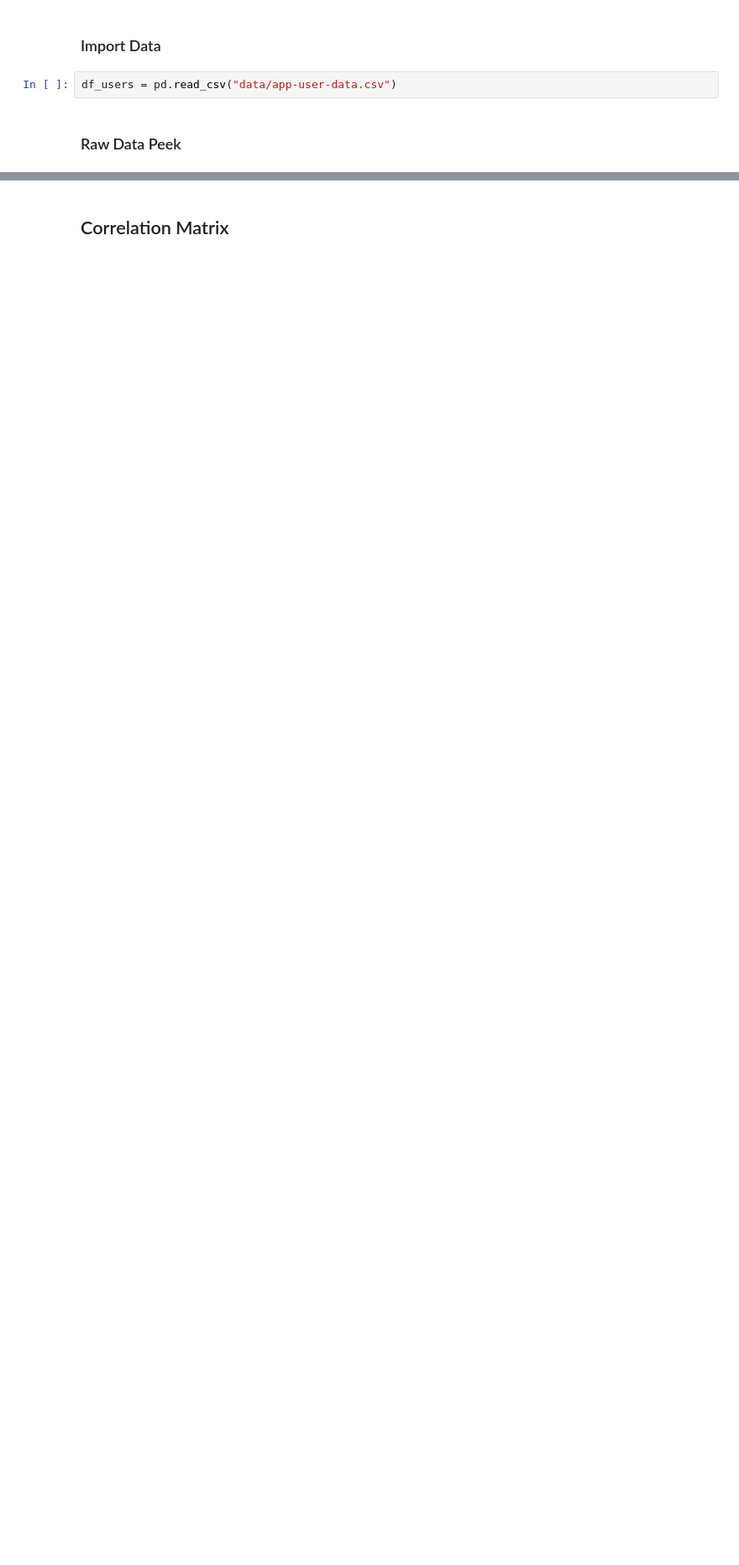
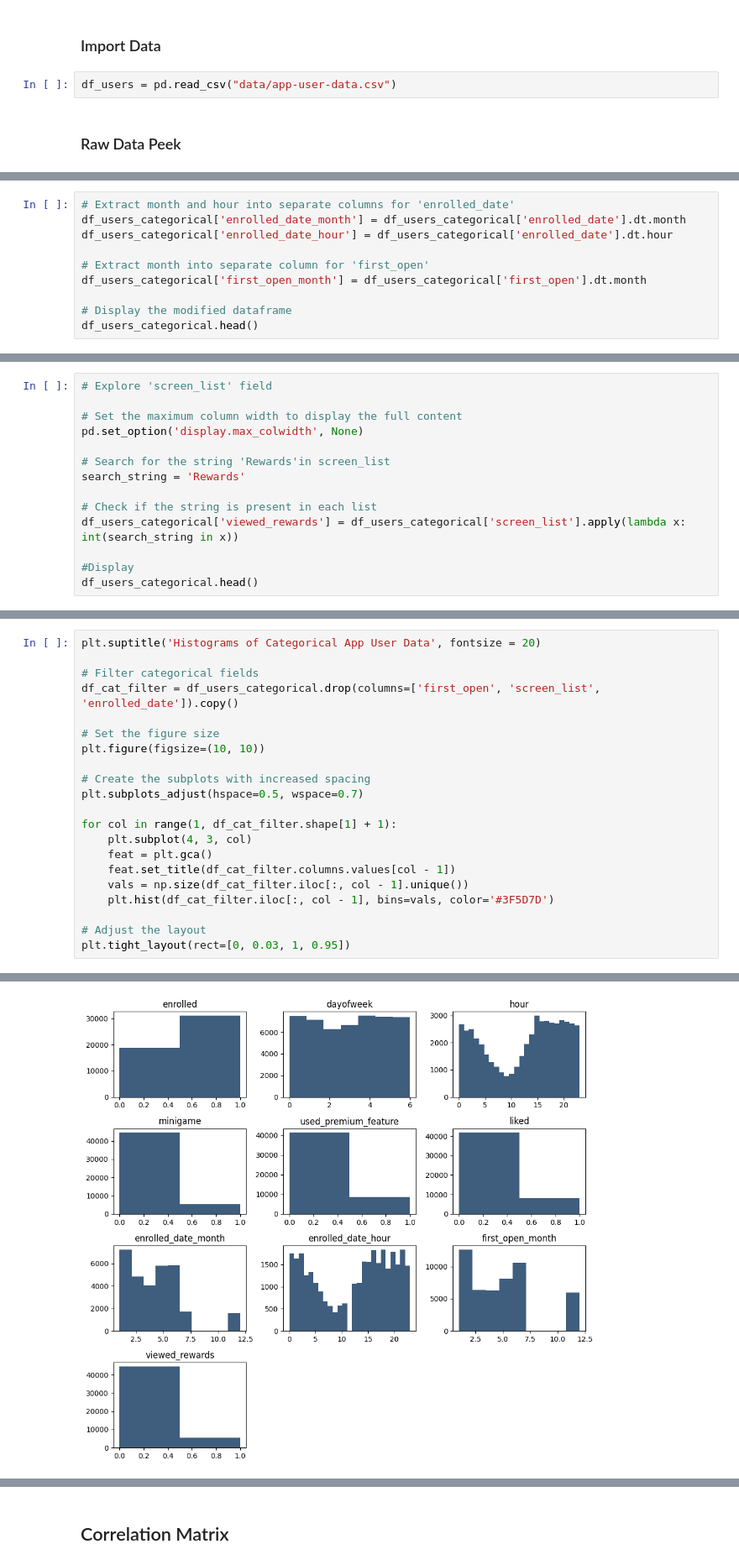
Before and after one commit to c-grigsby/ml-fintech-case-studies, a Jupyter notebook: directing-user-subscriptions/notebooks/directing-user-subscriptions_eda.ipynb, the cells around one changed output, grey strips where cells are left out. Shown: that part at 84% size. Saved outputs shown, nothing was run; the diff lists cells and outputs as text; blank space fills up the shorter version.

```diff
--- a/directing-user-subscriptions/notebooks/directing-user-subscriptions_eda.ipynb
+++ b/directing-user-subscriptions/notebooks/directing-user-subscriptions_eda.ipynb
@@ -91,0 +138,10 @@ df_users_numerical.head()
+# %%
+# Extract month and hour into separate columns for 'enrolled_date'
+df_users_categorical['enrolled_date_month'] = df_users_categorical['enrolled_date'].dt.month
+df_users_categorical['enrolled_date_hour'] = df_users_categorical['enrolled_date'].dt.hour
+
+# Extract month into separate column for 'first_open'
+df_users_categorical['first_open_month'] = df_users_categorical['first_open'].dt.month
+
+# Display the modified dataframe
+df_users_categorical.head()
@@ -91,0 +155,14 @@ df_users_numerical.head()
+# %%
+# Explore 'screen_list' field
+
+# Set the maximum column width to display the full content
+pd.set_option('display.max_colwidth', None)
+
+# Search for the string 'Rewards'in screen_list
+search_string = 'Rewards'
+
+# Check if the string is present in each list
+df_users_categorical['viewed_rewards'] = df_users_categorical['screen_list'].apply(lambda x: int(search_string in x))
+
+#Display
+df_users_categorical.head()
@@ -106,0 +201,22 @@ plt.tight_layout(rect=[0, 0.03, 1, 0.95])
+# %%
+plt.suptitle('Histograms of Categorical App User Data', fontsize = 20)
+
+# Filter categorical fields
+df_cat_filter = df_users_categorical.drop(columns=['first_open', 'screen_list', 'enrolled_date']).copy()
+
+# Set the figure size
+plt.figure(figsize=(10, 10))
+
+# Create the subplots with increased spacing
+plt.subplots_adjust(hspace=0.5, wspace=0.7)
+
+for col in range(1, df_cat_filter.shape[1] + 1):
+    plt.subplot(4, 3, col)
+    feat = plt.gca()
+    feat.set_title(df_cat_filter.columns.values[col - 1])
+    vals = np.size(df_cat_filter.iloc[:, col - 1].unique())
+    plt.hist(df_cat_filter.iloc[:, col - 1], bins=vals, color='#3F5D7D')
+
+# Adjust the layout
+plt.tight_layout(rect=[0, 0.03, 1, 0.95])
+# %% [output]
@@ -106,0 +224 @@ plt.tight_layout(rect=[0, 0.03, 1, 0.95])
+[figure, added]
```
Also changed, not shown: parts of 20 cells of this notebook.
